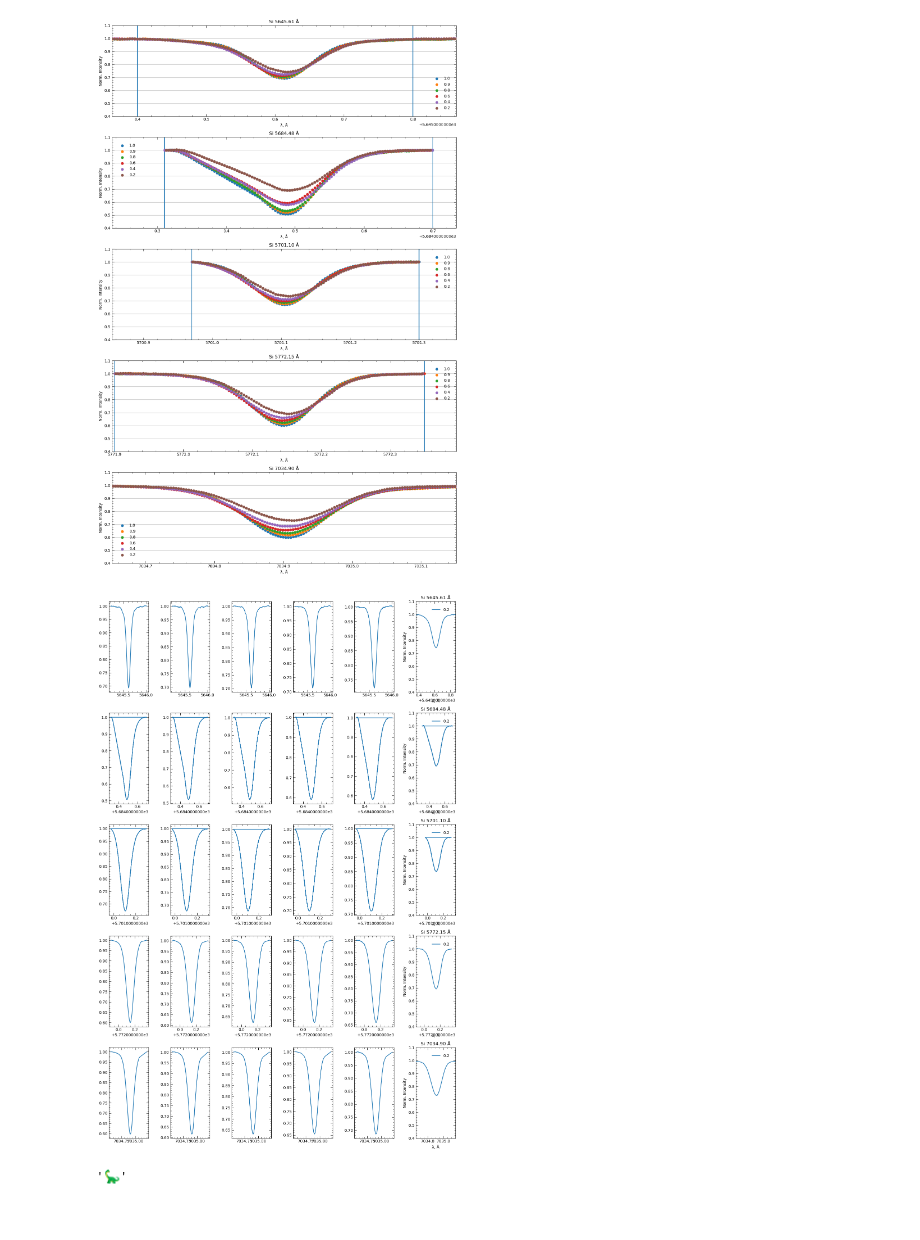
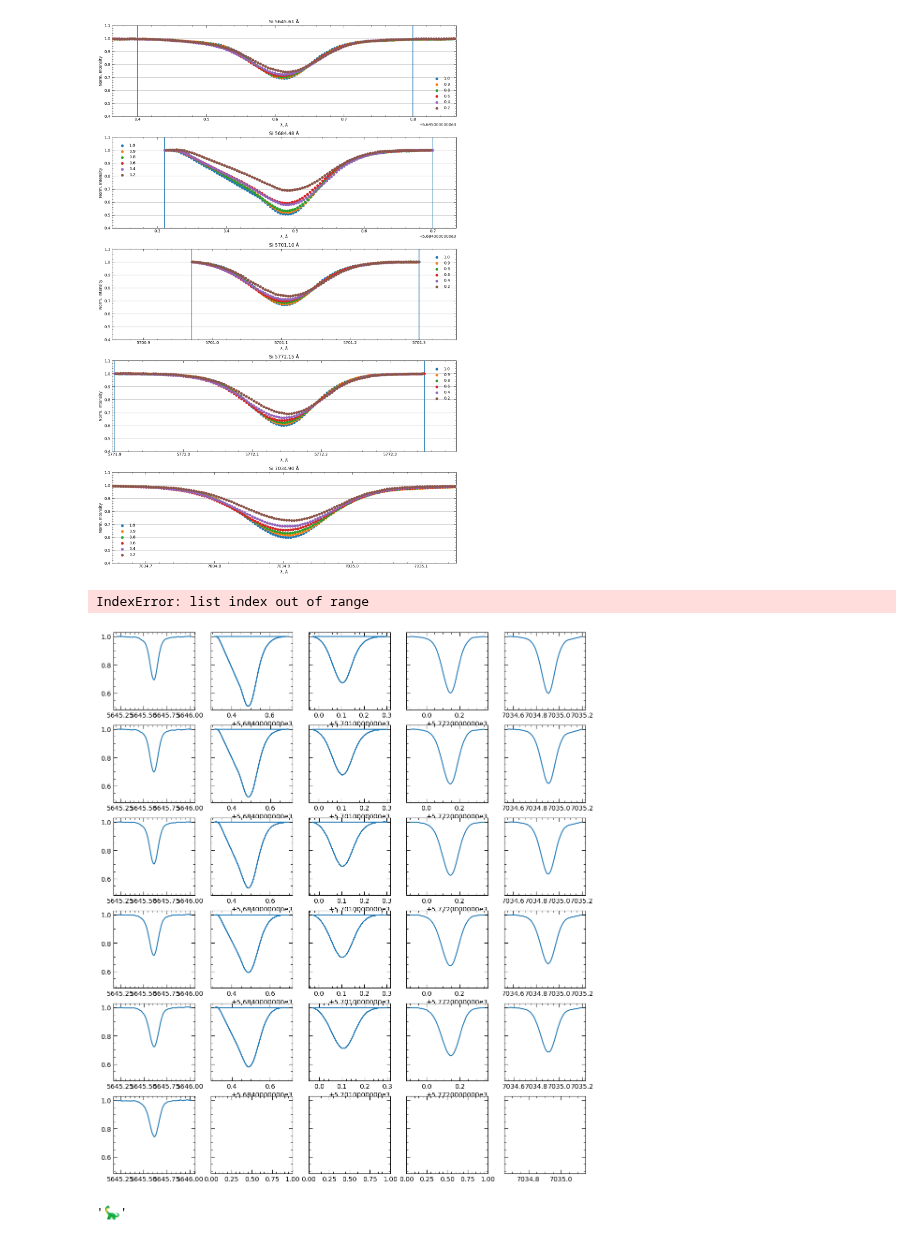
Before and after one commit to nohg/SiliconM3DAnalysis, a Jupyter notebook: Observed_spec.ipynb, the cells around one changed output. Cells and saved outputs as stored; diff of their text form; code cells hidden in the pictures.

Commit message:
grid prof. plot: change axis

```diff
--- a/Observed_spec.ipynb
+++ b/Observed_spec.ipynb
@@ -205,29 +205,31 @@ if plot==True:
 # %%
 # plot line profiles with before and after normalisation
 plot=True
 if plot==True:
-    fig, ax = plt.subplots(len(major_krs), len(sol_mus), figsize=(13,20))
+    fig, ax = plt.subplots(len(sol_mus), len(major_krs), figsize=(13,15), sharex=False, sharey=True)
 
-    for i, line_i in enumerate(major_krs):
-        for j, thismu in enumerate(sol_mus):
+    for i, thismu in enumerate(sol_mus):
+        for j, line_i in enumerate(major_krs):
+
             # plt.sca(ax[j])
-            ax[i,j].plot(sol_lam_range_list[i,j], sol_int_renorm[i,j], zorder=100, label=sol_mus[j])
+            ax[i,j].plot(sol_lam_range_list[j,i], sol_int_renorm[j,i], zorder=100, label=sol_mus[i])
             # ax[i].plot(sol_lam_range_list[i,j], sol_int_range_list[i,j], linestyle='none', marker='.', zorder=100, label=sol_mus[j],markersize=4)
+            plt.xlim((m3d_centre_wavelengths[i]-0.25), (m3d_centre_wavelengths[i]+0.25))
 
 
-        ax[i,j].set_title(f'Si {m3d_centre_wavelengths[i]:.2f} Å')
-        ax[i,j].set_ylabel('Norm. Intensity')
-        ax[i,j].set_xlabel('λ, Å')
+        # ax[i,j].set_title(f'Si {m3d_centre_wavelengths[i]:.2f} Å')
+        # ax[i,j].set_ylabel('Norm. Intensity')
+        # ax[i,j].set_xlabel('λ, Å')
 
-        plt.sca(ax[i,j])
+        # plt.sca(ax[i,j])
 
-        plt.xlim((m3d_centre_wavelengths[i]-0.25), (m3d_centre_wavelengths[i]+0.25))
-        plt.ylim(0.4,1.1)
-        ax[i,j].legend()
+        # plt.ylim(0.4,1.1)
+        # ax[i,j].legend()
 
     plt.tight_layout()
 # %% [output]
+IndexError: list index out of range
-[figure, old version]
+[figure, new version]
 # %%
 #  recalculate equivalent widths
 new_eq_iag = np.zeros(eq_iag.shape)
```
